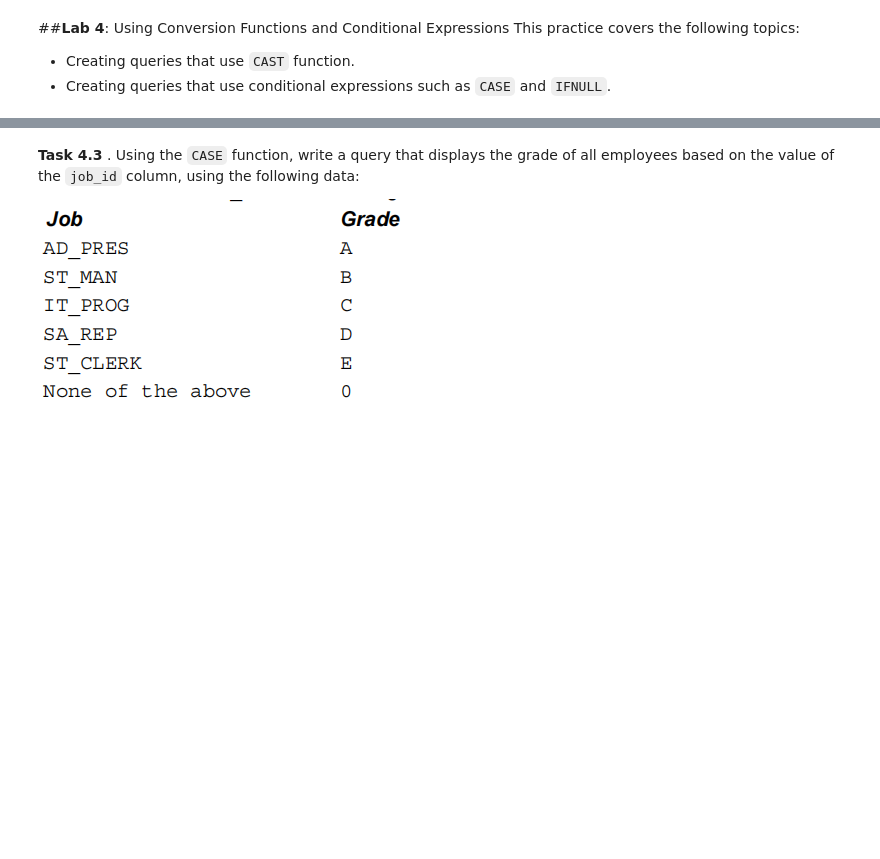
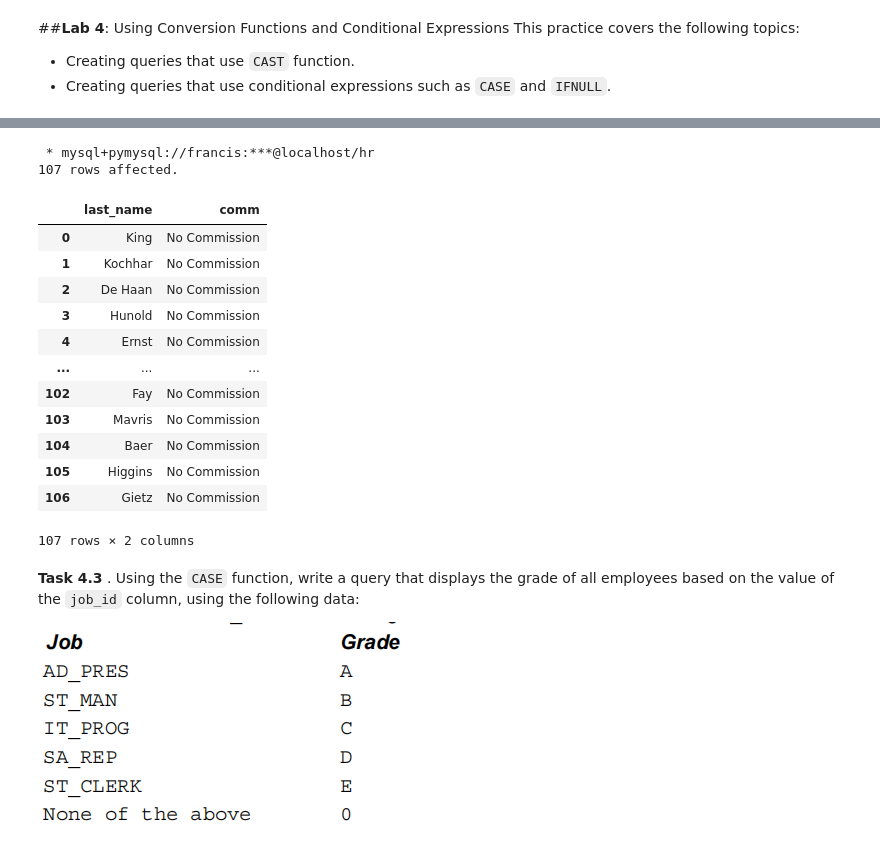
Before and after one commit to Ckodrad/CM3010-Database-Labs, a Jupyter notebook: Labs/MySQL Hand-On Lab.ipynb, the cells around one changed output, grey strips where cells are left out. Drawn from its saved outputs; the diff is of its cells as text; code cells hidden in the pictures; blank space fills up the shorter version.

```diff
--- a/Labs/MySQL Hand-On Lab.ipynb
+++ b/Labs/MySQL Hand-On Lab.ipynb
@@ -366,3 +400,28 @@ employee does not earn commission, show “No Commission.” Label the column <c
+# %%
+%%sql
+# Insert Your Code Here
+SELECT last_name,
+CASE
+    WHEN commission_pct > 0 THEN commission_pct
+    ELSE "No Commission"
+END AS comm
+FROM employees;
+# %% [output]
+ * mysql+pymysql://francis:***@localhost/hr
+107 rows affected.
+|  | last_name | comm |
+| 0 | King | No Commission |
+| 1 | Kochhar | No Commission |
+| 2 | De Haan | No Commission |
+| 3 | Hunold | No Commission |
+| 4 | Ernst | No Commission |
+| ... | ... | ... |
+| 102 | Fay | No Commission |
+| 103 | Mavris | No Commission |
+| 104 | Baer | No Commission |
+| 105 | Higgins | No Commission |
+| 106 | Gietz | No Commission |
+107 rows × 2 columns
 # %% [markdown]
 **Task 4.3** . Using the <code>CASE</code> function, write a query that displays the grade of all employees based on the value of the <code>job_id</code> column, using the following data:
 
```
Also changed, not shown: parts of 4 cells of this notebook.
